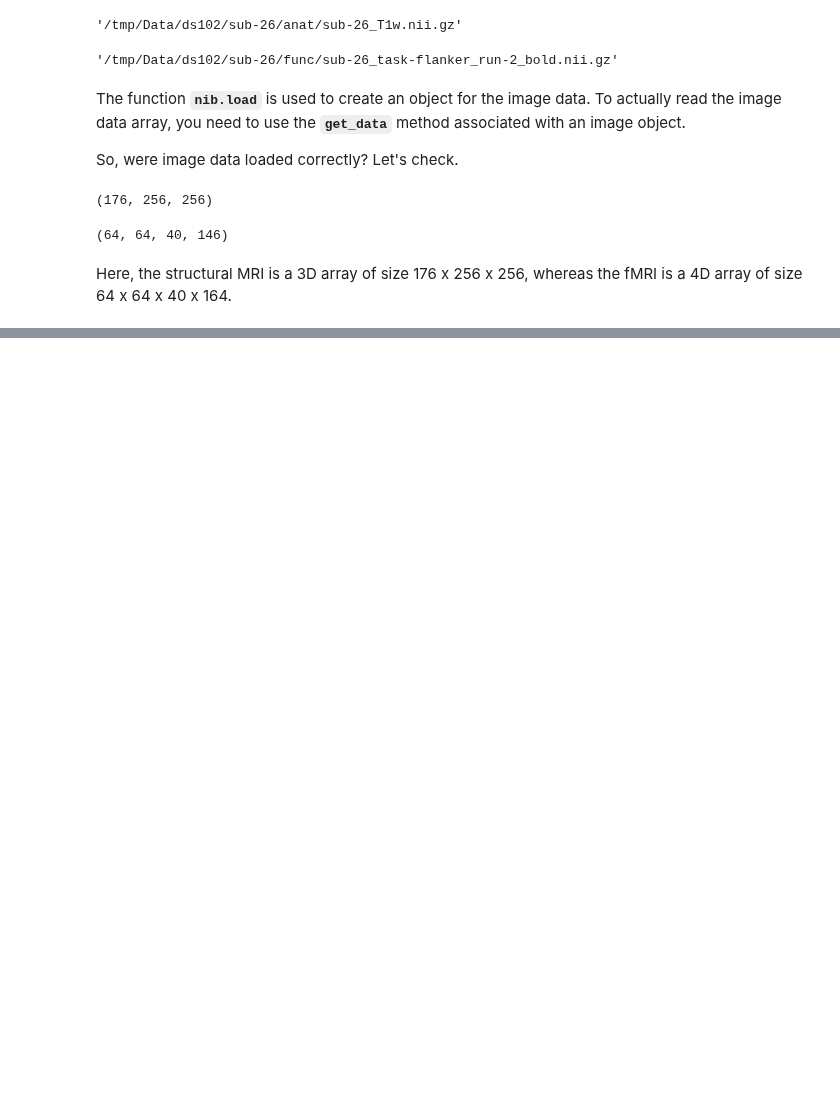
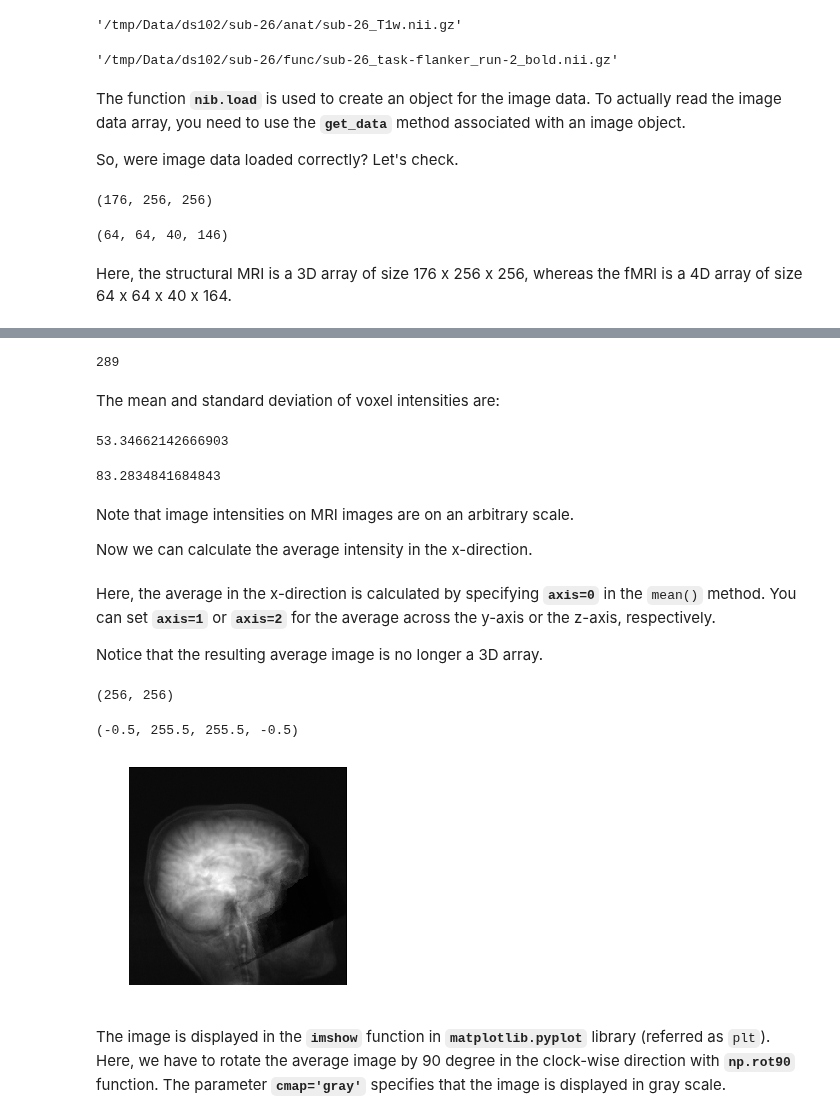
Before and after one commit to sathayas/JupyterfMRIFall2019, a Jupyter notebook: HandlingData.ipynb, the cells around one changed output, grey strips where cells are left out. Saved outputs shown, nothing was run; the diff lists cells and outputs as text; code cells hidden in the pictures; blank space fills up the shorter version.

```diff
--- a/HandlingData.ipynb
+++ b/HandlingData.ipynb
@@ -794,0 +838,38 @@ Here, the structural MRI is a 3D array of size 176 x 256 x 256, whereas the fMRI
+# %%
+X_sMRI[85,110,140]
+# %% [output]
+289
+# %% [markdown]
+The mean and standard deviation of voxel intensities are:
+# %%
+X_sMRI.mean()
+# %% [output]
+53.34662142666903
+# %%
+X_sMRI.std()
+# %% [output]
+83.2834841684843
+# %% [markdown]
+Note that image intensities on MRI images are on an arbitrary scale.
+
+Now we can calculate the average intensity in the x-direction.
+# %%
+# average intensity in the x-direction
+avgX_X_sMRI = X_sMRI.mean(axis=0)
+# %% [markdown]
+Here, the average in the x-direction is calculated by specifying **`axis=0`** in the `mean()` method. You can set **`axis=1`** or **`axis=2`** for the average across the y-axis or the z-axis, respectively.
+
+Notice that the resulting average image is no longer a 3D array.
+# %%
+avgX_X_sMRI.shape
+# %% [output]
+(256, 256)
+# %%
+# showing the resulting image
+plt.imshow(np.rot90(avgX_X_sMRI), cmap='gray')
+plt.axis('off')
+# %% [output]
+(-0.5, 255.5, 255.5, -0.5)
+[figure, added]
+# %% [markdown]
+The image is displayed in the **`imshow`** function in **`matplotlib.pyplot`** library (referred as `plt`). Here, we have to rotate the average image by 90 degree in the clock-wise direction with **`np.rot90`** function. The parameter **`cmap='gray'`** specifies that the image is displayed in gray scale.
```
Also changed, not shown: parts of 10 cells of this notebook.
